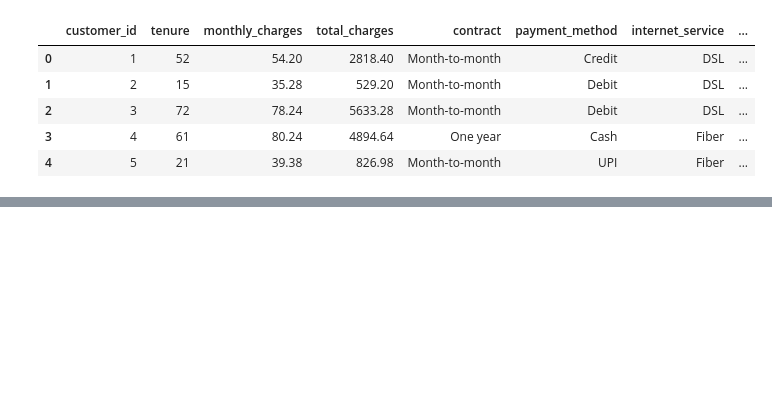
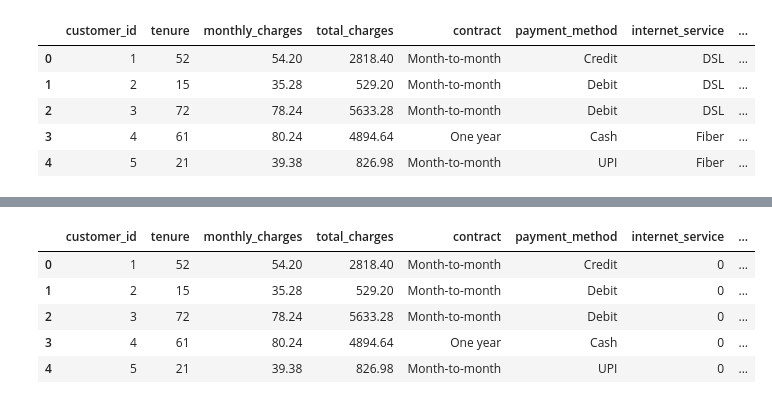
Before and after one commit to sonjoy1s/kaggle_project, a Jupyter notebook: Customer_Churn_Dataset.ipynb, the cells around one changed output, grey strips where cells are left out. Cells and saved outputs as stored; diff of their text form; code cells hidden in the pictures; blank space fills up the shorter version.

```diff
--- a/Customer_Churn_Dataset.ipynb
+++ b/Customer_Churn_Dataset.ipynb
@@ -15,0 +69,3 @@ df.head()
+# %%
+df['internet_service'] = df['internet_service'].fillna(
+    df['internet_service'].mode())[0]
@@ -15,0 +93,16 @@ df.head()
+# %%
+from sklearn.preprocessing import LabelEncoder
+le = LabelEncoder()
+df['churn'] = le.fit_transform(df['churn'])
+df['internet_service'] = le.fit_transform(df['internet_service'])
+df['tech_support'] = le.fit_transform(df['tech_support'])
+df['online_security'] = le.fit_transform(df['online_security'])
+# %%
+df.head()
+# %% [output]
+|  | customer_id | tenure | monthly_charges | total_charges | contract | payment_method | internet_service | ... |
+| 0 | 1 | 52 | 54.20 | 2818.40 | Month-to-month | Credit | 0 | ... |
+| 1 | 2 | 15 | 35.28 | 529.20 | Month-to-month | Debit | 0 | ... |
+| 2 | 3 | 72 | 78.24 | 5633.28 | Month-to-month | Debit | 0 | ... |
+| 3 | 4 | 61 | 80.24 | 4894.64 | One year | Cash | 0 | ... |
+| 4 | 5 | 21 | 39.38 | 826.98 | Month-to-month | UPI | 0 | ... |
```
Also changed, not shown: parts of 25 cells of this notebook.
